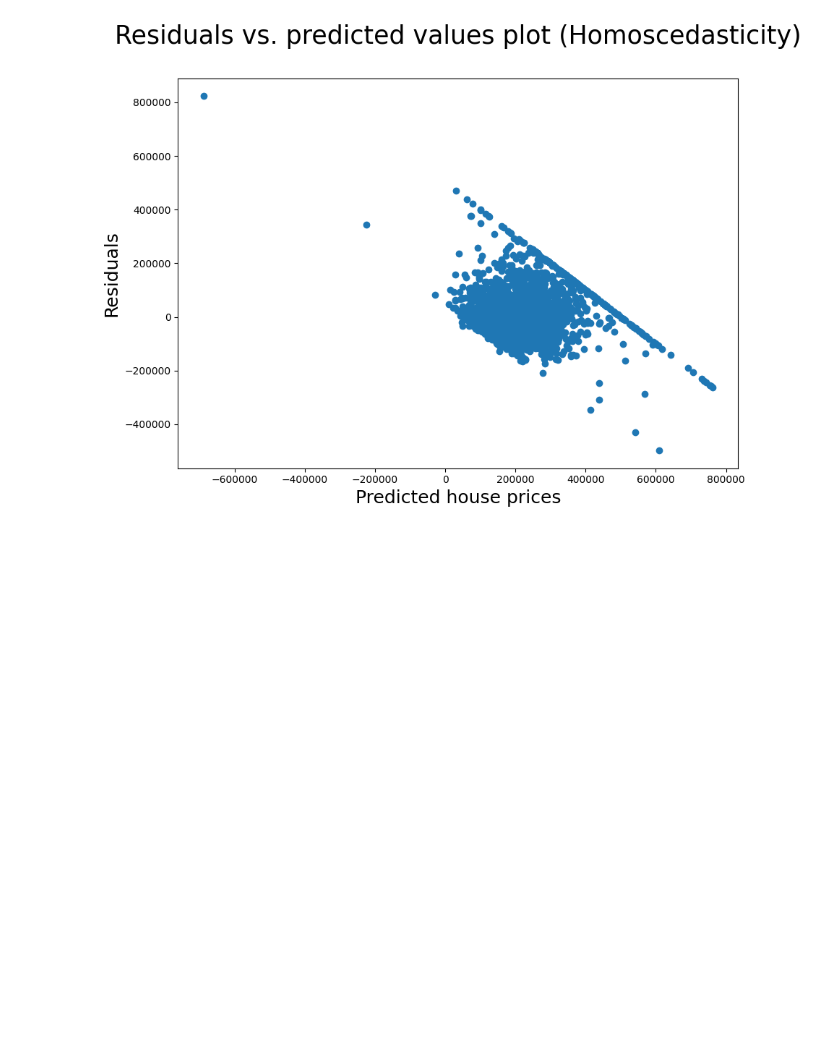
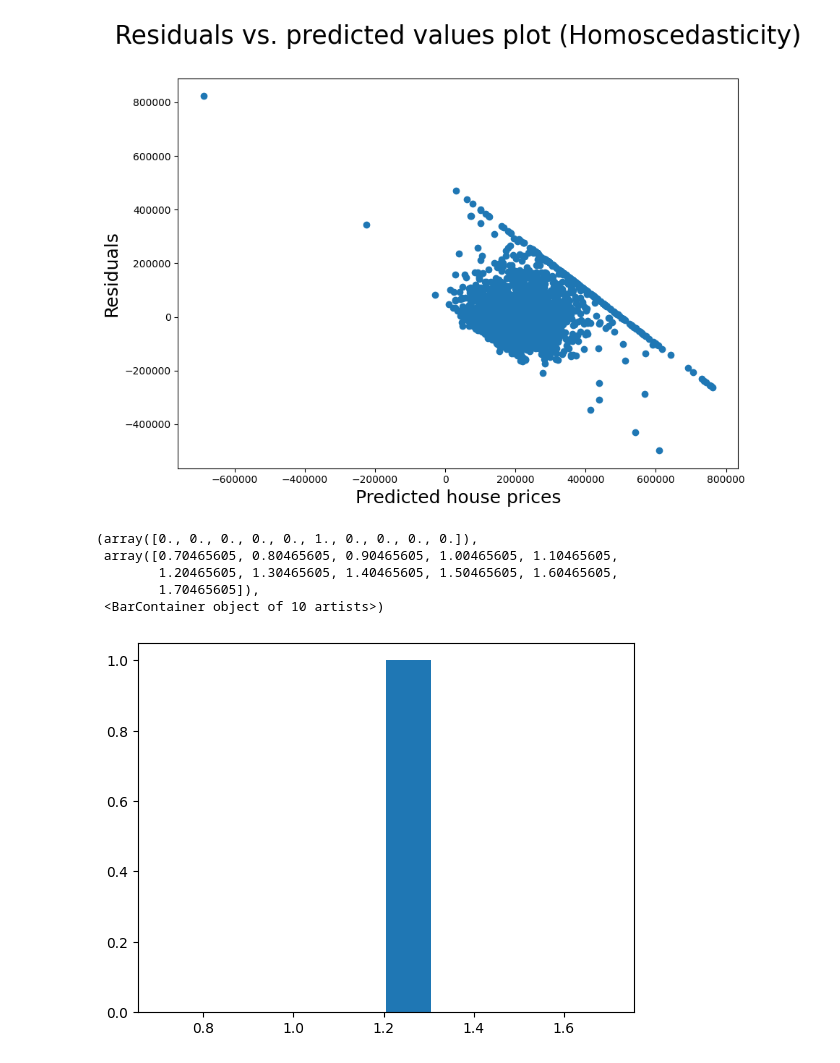
Before and after one commit to 2303a51732santhosh/AI-ML-2025, a Jupyter notebook: Lab04.ipynb, the cells around one changed output. Cells and saved outputs as stored; diff of their text form; code cells hidden in the pictures; blank space fills up the shorter version.

```diff
--- a/Lab04.ipynb
+++ b/Lab04.ipynb
@@ -269,3 +269,15 @@ plt.scatter(x=predictions,y=y_test-predictions)
 # %% [output]
 <matplotlib.collections.PathCollection at 0x...>
 [figure]
+# %%
+#Compute MinMax value for Price=100
+L = (100 - min)/(max - min)
+L
+plt.hist(L)
+# %% [output]
+(array([0., 0., 0., 0., 0., 1., 0., 0., 0., 0.]),
+ array([0.70465605, 0.80465605, 0.90465605, 1.00465605, 1.10465605,
+        1.20465605, 1.30465605, 1.40465605, 1.50465605, 1.60465605,
+        1.70465605]),
+ <BarContainer object of 10 artists>)
+[figure, added]
```
